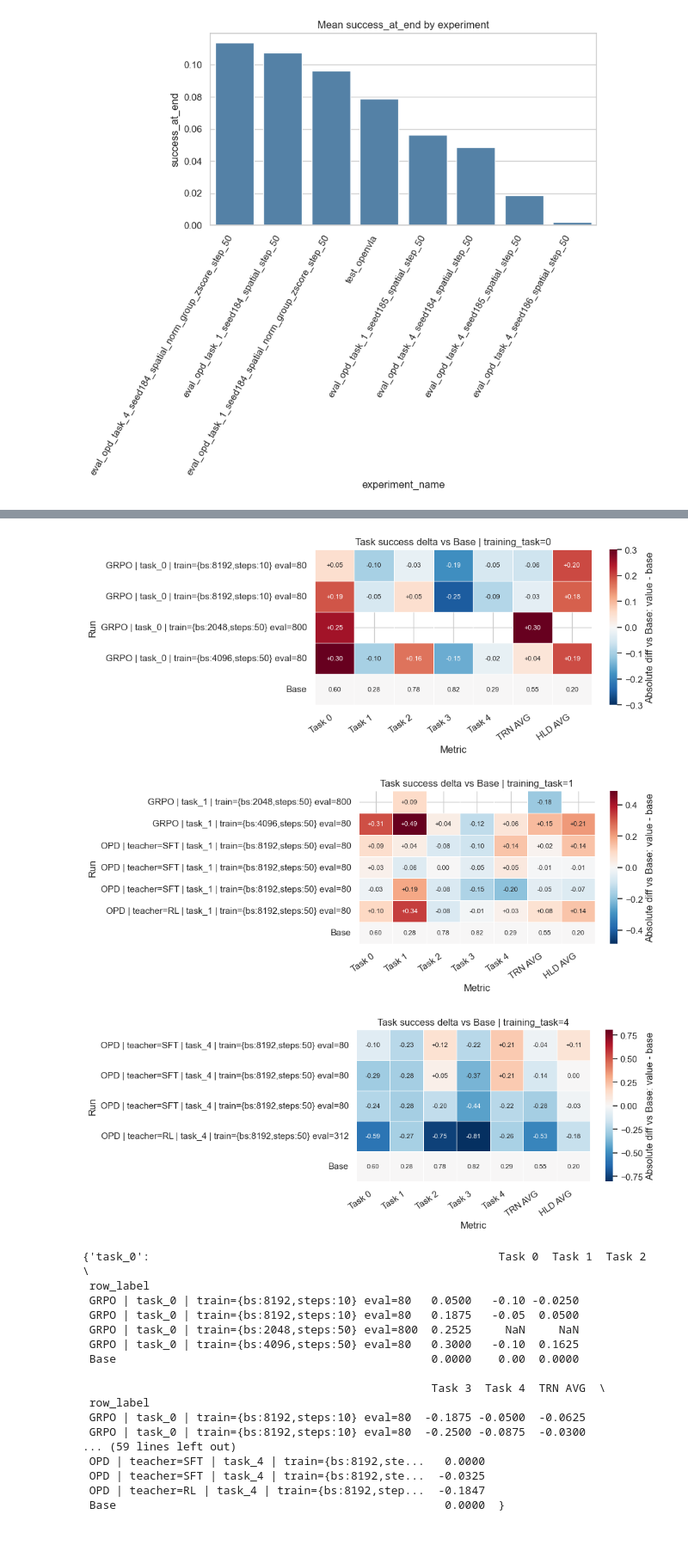
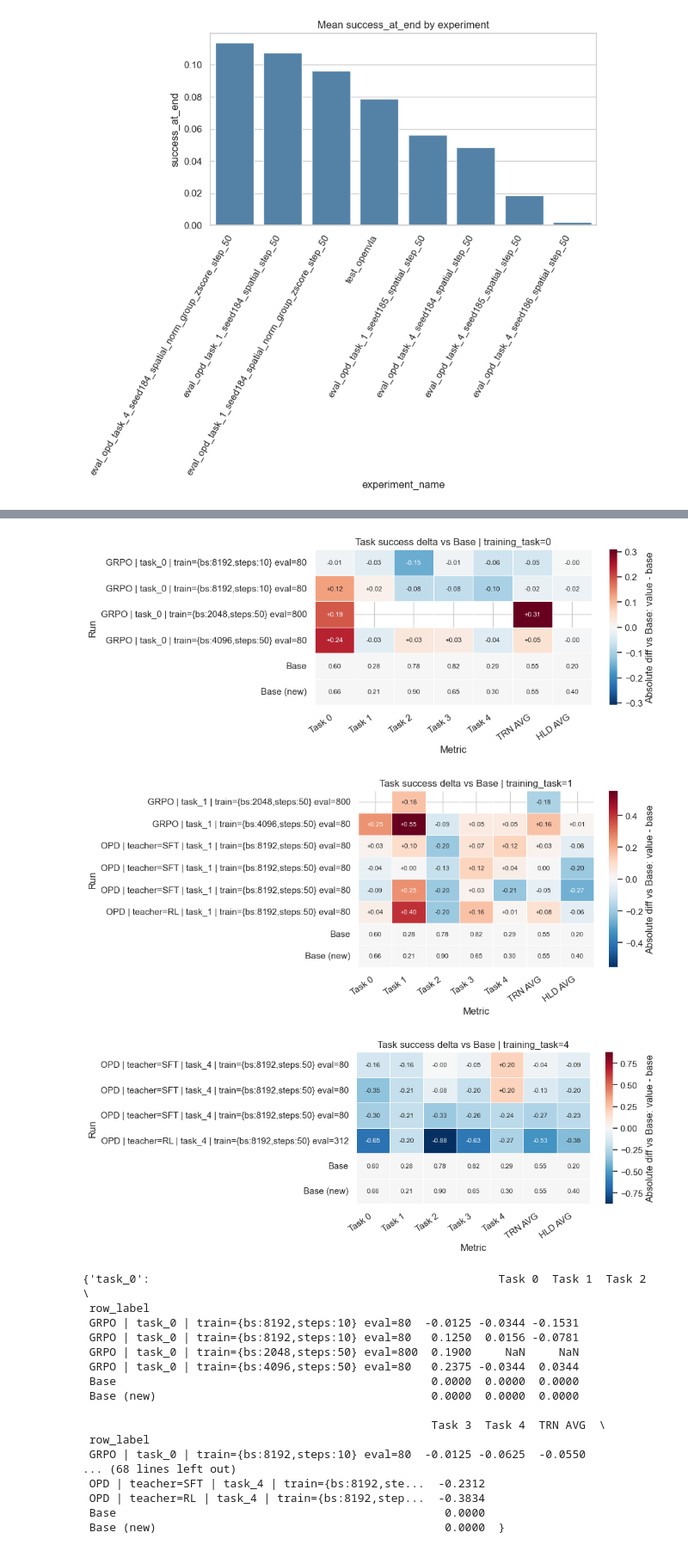
Before and after one commit to antoniomari/vla-continual-learning, a Jupyter notebook: visualization/01_results_overview.ipynb, the cells around one changed output, grey strips where cells are left out. Shown at 86% size. Drawn from its saved outputs; the diff is of its cells as text; code cells hidden in the pictures.

```diff
--- a/visualization/01_results_overview.ipynb
+++ b/visualization/01_results_overview.ipynb
@@ -515,6 +515,7 @@ if missing:
 
 plot_cols = [
     "run_name",
+    "run_dir",
     "method",
     "training_task",
     "teacher_type_comment",
@@ -527,6 +528,7 @@ missing_plot_cols = [
     c
     for c in [
         "run_name",
+        "run_dir",
         "method",
         "training_task",
         "teacher_type_comment",
@@ -543,12 +545,24 @@ if missing_plot_cols:
 plot_df = summary_df[plot_cols].copy()
 plot_df = plot_df.drop_duplicates(subset=["run_name"])
 
-base_mask = plot_df["run_name"].str.contains("test_openvla", case=False, na=False)
-if not base_mask.any():
-    raise ValueError("No base runs found in summary_df (expected run_name containing 'test_openvla').")
+BASE_RUN_DIR_TOKEN = "eval_full_base_step_0_rpt_320__cudgxkc8"
+BASE_RUN_NAME_TOKEN = "eval_full_base_step_0_rpt_320"
 
-# If multiple base runs exist, use their mean as the base reference.
-base_series = plot_df.loc[base_mask, metric_cols].mean(axis=0)
+new_base_mask = plot_df["run_dir"].astype(str).str.contains(BASE_RUN_DIR_TOKEN, case=False, na=False)
+if not new_base_mask.any():
+    # Fallback if directory token changes but run name stays the same.
+    new_base_mask = plot_df["run_name"].astype(str).str.contains(BASE_RUN_NAME_TOKEN, case=False, na=False)
+if not new_base_mask.any():
+    raise ValueError(
+        f"No new base runs found in summary_df (expected run_dir token '{BASE_RUN_DIR_TOKEN}' or run_name token '{BASE_RUN_NAME_TOKEN}')."
+    )
+
+# Old/base reference used previously.
+old_base_mask = plot_df["run_name"].astype(str).str.contains("test_openvla", case=False, na=False)
+
+# Use new base as delta reference.
+base_series = plot_df.loc[new_base_mask, metric_cols].mean(axis=0)
+old_base_series = plot_df.loc[old_base_mask, metric_cols].mean(axis=0) if old_base_mask.any() else None
 
 def _teacher_short(x):
     s = str(x).lower()
@@ -591,7 +605,8 @@ def _row_label(row):
 
 # Render one matrix per training task model.
 rename_cols = {**{f"task_{i}_success": f"Task {i}" for i in range(5)}, "trn_avg": "TRN AVG", "hld_avg": "HLD AVG"}
-base_display = base_series.rename(index=rename_cols)
+base_display_new = base_series.rename(index=rename_cols)
+base_display_old = old_base_series.rename(index=rename_cols) if old_base_series is not None else None
 
 task_ids = sorted(int(t) for t in plot_df["training_task"].dropna().unique())
 if not task_ids:
@@ -607,19 +622,26 @@ for task_id in task_ids:
 
     delta_df = task_runs[metric_cols].subtract(base_series, axis="columns")
     delta_df.index = task_runs["row_label"]
-    delta_df.loc["Base"] = 0.0
+    # Keep both references in the plot with neutral color and absolute-value annotations.
+    if base_display_old is not None:
+        delta_df.loc["Base"] = 0.0
+    delta_df.loc["Base (new)"] = 0.0
 
     delta_df = delta_df.rename(columns=rename_cols)
-    base_row_display = base_display.reindex(delta_df.columns)
+    base_row_display_new = base_display_new.reindex(delta_df.columns)
+    base_row_display_old = base_display_old.reindex(delta_df.columns) if base_display_old is not None else None
 
     # Custom annotations:
-    # - Base row: show absolute base metrics
+    # - Base / Base (new): show absolute base metrics
     # - Other rows: show delta with '+' sign for positive values
     annot_df = delta_df.copy().astype(object)
     for i, row_name in enumerate(delta_df.index):
         for j, col_name in enumerate(delta_df.columns):
-            if row_name == "Base":
-                v = base_row_display[col_name]
+            if row_name == "Base" and base_row_display_old is not None:
+                v = base_row_display_old[col_name]
+                annot_df.iat[i, j] = f"{v:.2f}" if pd.notna(v) else "nan"
+            elif row_name == "Base (new)":
+                v = base_row_display_new[col_name]
                 annot_df.iat[i, j] = f"{v:.2f}" if pd.notna(v) else "nan"
             else:
                 v = delta_df.iat[i, j]
@@ -638,50 +660,50 @@ for task_id in task_ids:
     fig, ax = plt.subplots(figsize=(fig_w, fig_h))
 
     sns.heatmap(
         delta_df,
         annot=annot_df,
         fmt="",
         cmap="RdBu_r",
         center=0,
         vmin=-max_abs,
         vmax=max_abs,
         linewidths=0.4,
         linecolor="white",
         cbar_kws={"label": "Absolute diff vs Base: value - base"},
         annot_kws={"size": 8},
         ax=ax,
     )
 
     ax.set_title(f"Task success delta vs Base | training_task={task_id}")
     ax.set_xlabel("Metric")
     ax.set_ylabel("Run")
     ax.set_xticklabels(ax.get_xticklabels(), rotation=35, ha="right")
     ax.set_yticklabels(ax.get_yticklabels(), rotation=0)
 
     plt.tight_layout()
     plt.show()
 
     delta_by_task[f"task_{task_id}"] = delta_df.round(4)
 
 delta_by_task
 # %% [output]
-[figure, old version]
+[figure, new version]
-[figure, old version]
+[figure, new version]
-[figure, old version]
+[figure, new version]
 {'task_0':                                                    Task 0  Task 1  Task 2  \
  row_label
- GRPO | task_0 | train={bs:8192,steps:10} eval=80   0.0500   -0.10 -0.0250
- GRPO | task_0 | train={bs:8192,steps:10} eval=80   0.1875   -0.05  0.0500
- GRPO | task_0 | train={bs:2048,steps:50} eval=800  0.2525     NaN     NaN
- GRPO | task_0 | train={bs:4096,steps:50} eval=80   0.3000   -0.10  0.1625
- Base                                               0.0000    0.00  0.0000
+ GRPO | task_0 | train={bs:8192,steps:10} eval=80  -0.0125 -0.0344 -0.1531
+ GRPO | task_0 | train={bs:8192,steps:10} eval=80   0.1250  0.0156 -0.0781
+ GRPO | task_0 | train={bs:2048,steps:50} eval=800  0.1900     NaN     NaN
+ GRPO | task_0 | train={bs:4096,steps:50} eval=80   0.2375 -0.0344  0.0344
+ Base                                               0.0000  0.0000  0.0000
+ Base (new)                                         0.0000  0.0000  0.0000
 
                                                     Task 3  Task 4  TRN AVG  \
  row_label
- GRPO | task_0 | train={bs:8192,steps:10} eval=80  -0.1875 -0.0500  -0.0625
- GRPO | task_0 | train={bs:8192,steps:10} eval=80  -0.2500 -0.0875  -0.0300
-... (59 lines left out)
- OPD | teacher=SFT | task_4 | train={bs:8192,ste...   0.0000
- OPD | teacher=SFT | task_4 | train={bs:8192,ste...  -0.0325
- OPD | teacher=RL | task_4 | train={bs:8192,step...  -0.1847
- Base                                                 0.0000  }
+ GRPO | task_0 | train={bs:8192,steps:10} eval=80  -0.0125 -0.0625  -0.0550
+... (68 lines left out)
+ OPD | teacher=SFT | task_4 | train={bs:8192,ste...  -0.2312
+ OPD | teacher=RL | task_4 | train={bs:8192,step...  -0.3834
+ Base                                                 0.0000
+ Base (new)                                           0.0000  }
```
Also changed, not shown: parts of 2 cells of this notebook, 4 other files.
